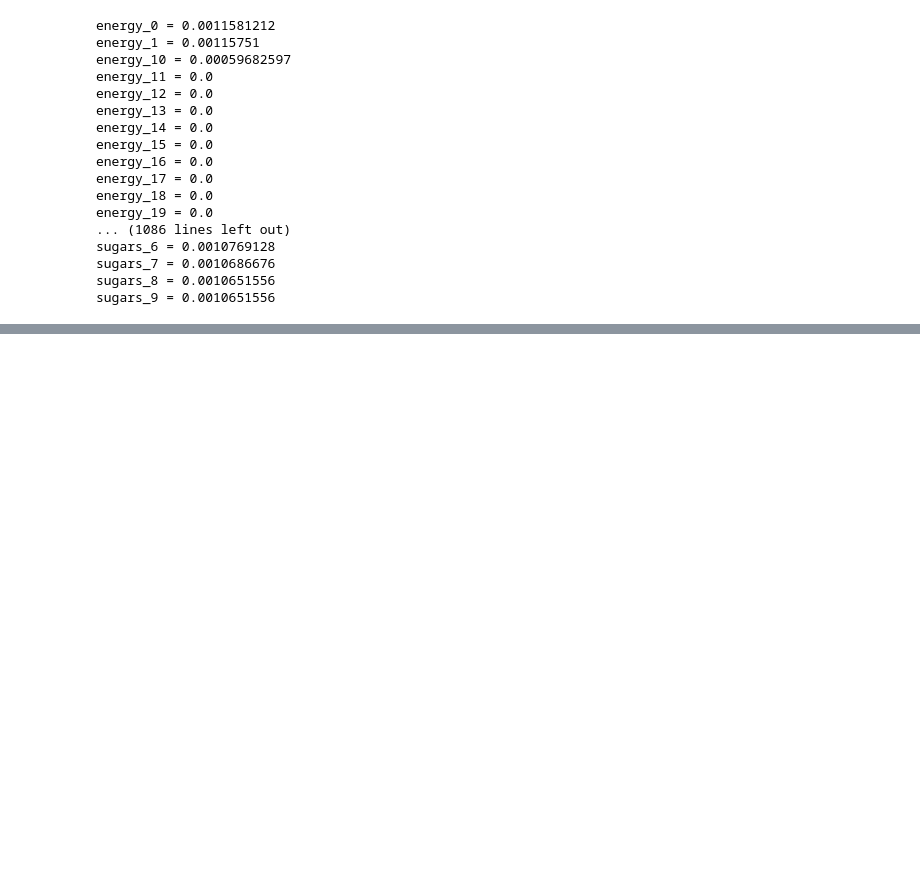
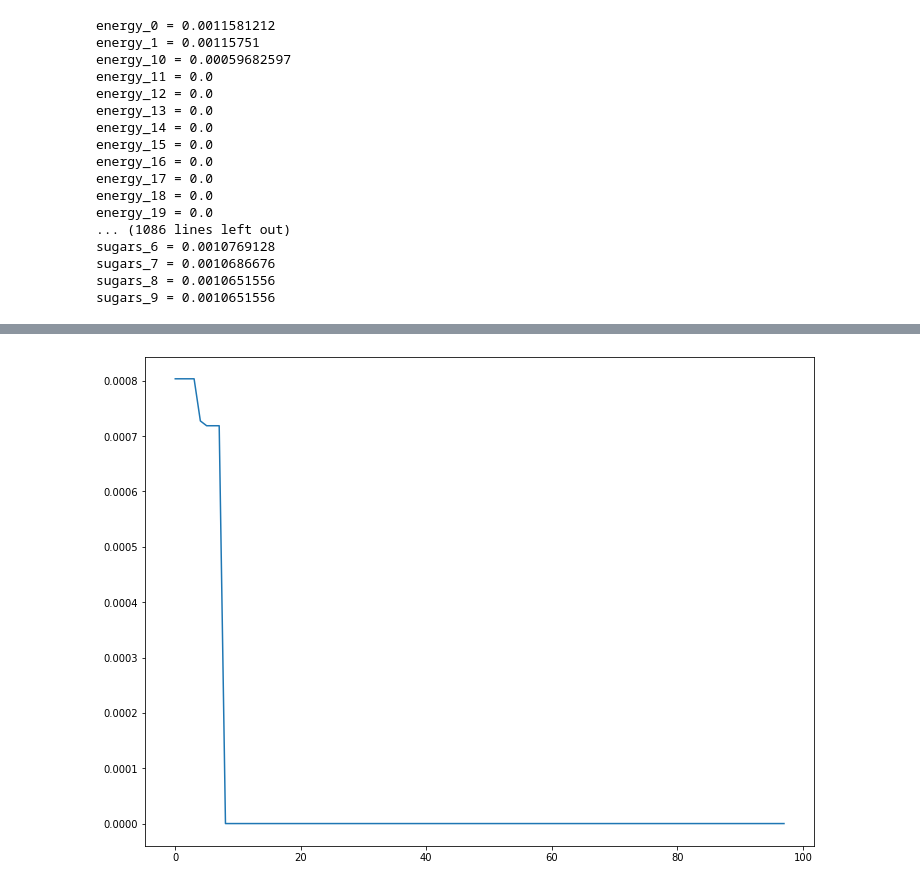
Before and after one commit to prathamsolanki/nutri-score-decision-models, a Jupyter notebook: dm_project_additive.ipynb, the cells around one changed output, grey strips where cells are left out. Cells and saved outputs as stored; diff of their text form; code cells hidden in the pictures; blank space fills up the shorter version.

```diff
--- a/dm_project_additive.ipynb
+++ b/dm_project_additive.ipynb
@@ -302,0 +315,6 @@ utility_thresh_prod = {key: [lpVar.varValue for lpVar in utility_thresh[key]]for
+# %%
+plt.rcParams["figure.figsize"] = [12,9]
+plt.plot([s.value() for s in utility_thresh['salt']])
+plt.savefig('thresh_salt.jpg')
+# %% [output]
+[figure, added]
```
Also changed, not shown: parts of 17 cells of this notebook, 6 other files.
